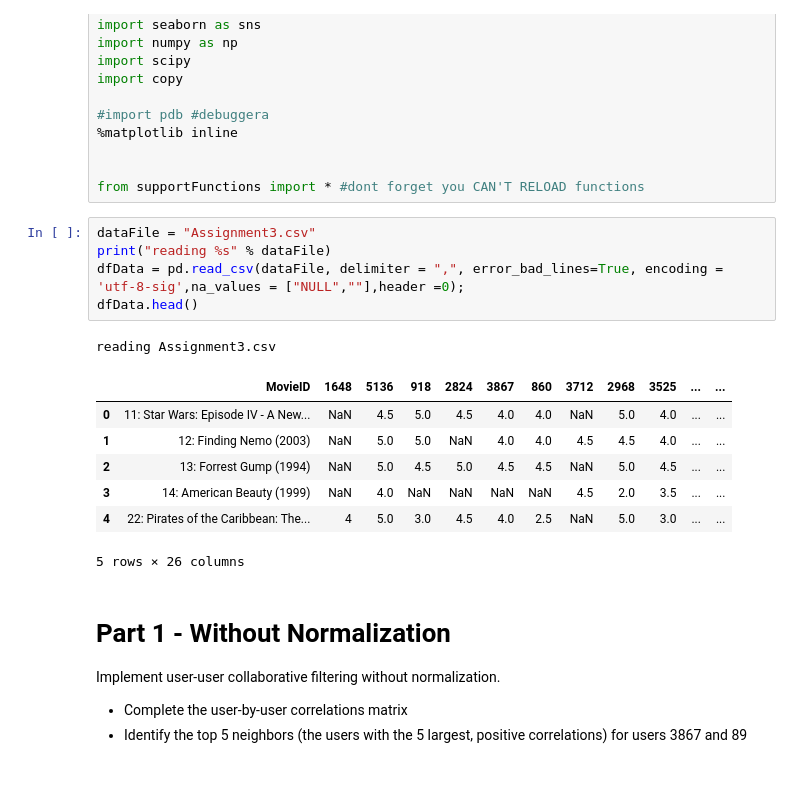
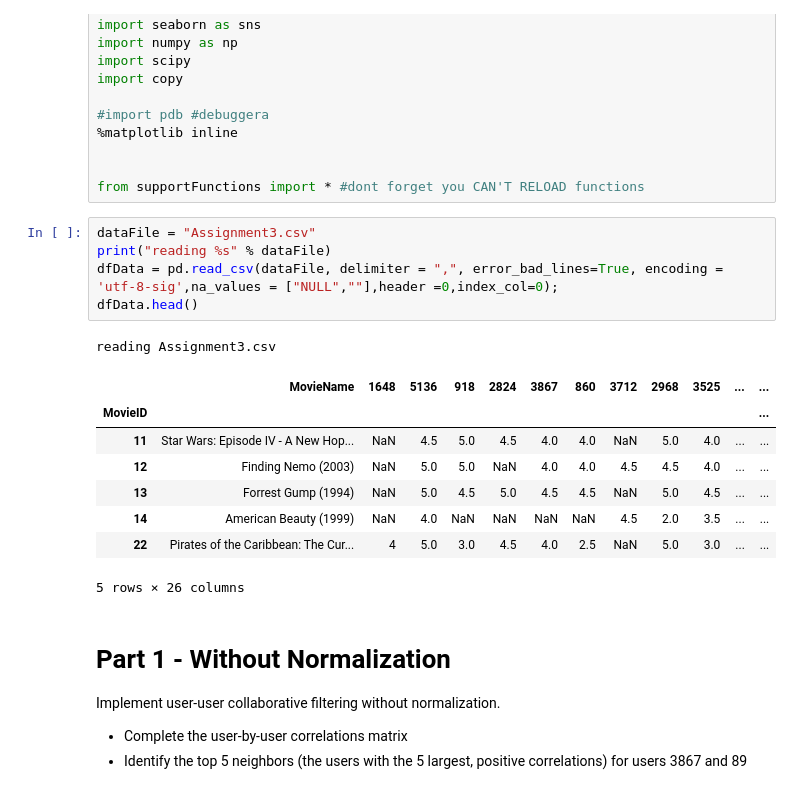
Before and after one commit to DfAC/IntroductionToRecommenderSystems, a Jupyter notebook: Week04.ipynb, the cells around one changed output. Cells and saved outputs as stored; diff of their text form.

```diff
--- a/Week04.ipynb
+++ b/Week04.ipynb
@@ -56,16 +56,17 @@ from supportFunctions import * #dont forget you CAN'T RELOAD functions
 # %%
 dataFile = "Assignment3.csv"
 print("reading %s" % dataFile)
-dfData = pd.read_csv(dataFile, delimiter = ",", error_bad_lines=True, encoding = 'utf-8-sig',na_values = ["NULL",""],header =0);
+dfData = pd.read_csv(dataFile, delimiter = ",", error_bad_lines=True, encoding = 'utf-8-sig',na_values = ["NULL",""],header =0,index_col=0);
 dfData.head()
 # %% [output]
 reading Assignment3.csv
-|  | MovieID | 1648 | 5136 | 918 | 2824 | 3867 | 860 | 3712 | 2968 | 3525 | ... | ... |
-| 0 | 11: Star Wars: Episode IV - A New... | NaN | 4.5 | 5.0 | 4.5 | 4.0 | 4.0 | NaN | 5.0 | 4.0 | ... | ... |
-| 1 | 12: Finding Nemo (2003) | NaN | 5.0 | 5.0 | NaN | 4.0 | 4.0 | 4.5 | 4.5 | 4.0 | ... | ... |
-| 2 | 13: Forrest Gump (1994) | NaN | 5.0 | 4.5 | 5.0 | 4.5 | 4.5 | NaN | 5.0 | 4.5 | ... | ... |
-| 3 | 14: American Beauty (1999) | NaN | 4.0 | NaN | NaN | NaN | NaN | 4.5 | 2.0 | 3.5 | ... | ... |
-| 4 | 22: Pirates of the Caribbean: The... | 4 | 5.0 | 3.0 | 4.5 | 4.0 | 2.5 | NaN | 5.0 | 3.0 | ... | ... |
+|  | MovieName | 1648 | 5136 | 918 | 2824 | 3867 | 860 | 3712 | 2968 | 3525 | ... | ... |
+| MovieID |  |  |  |  |  |  |  |  |  |  |  | ... |
+| 11 | Star Wars: Episode IV - A New Hop... | NaN | 4.5 | 5.0 | 4.5 | 4.0 | 4.0 | NaN | 5.0 | 4.0 | ... | ... |
+| 12 | Finding Nemo (2003) | NaN | 5.0 | 5.0 | NaN | 4.0 | 4.0 | 4.5 | 4.5 | 4.0 | ... | ... |
+| 13 | Forrest Gump (1994) | NaN | 5.0 | 4.5 | 5.0 | 4.5 | 4.5 | NaN | 5.0 | 4.5 | ... | ... |
+| 14 | American Beauty (1999) | NaN | 4.0 | NaN | NaN | NaN | NaN | 4.5 | 2.0 | 3.5 | ... | ... |
+| 22 | Pirates of the Caribbean: The Cur... | 4 | 5.0 | 3.0 | 4.5 | 4.0 | 2.5 | NaN | 5.0 | 3.0 | ... | ... |
 5 rows × 26 columns
 # %% [markdown]
 # Part 1 - Without Normalization
```
Also changed, not shown: parts of 5 cells of this notebook, 1 other file.
